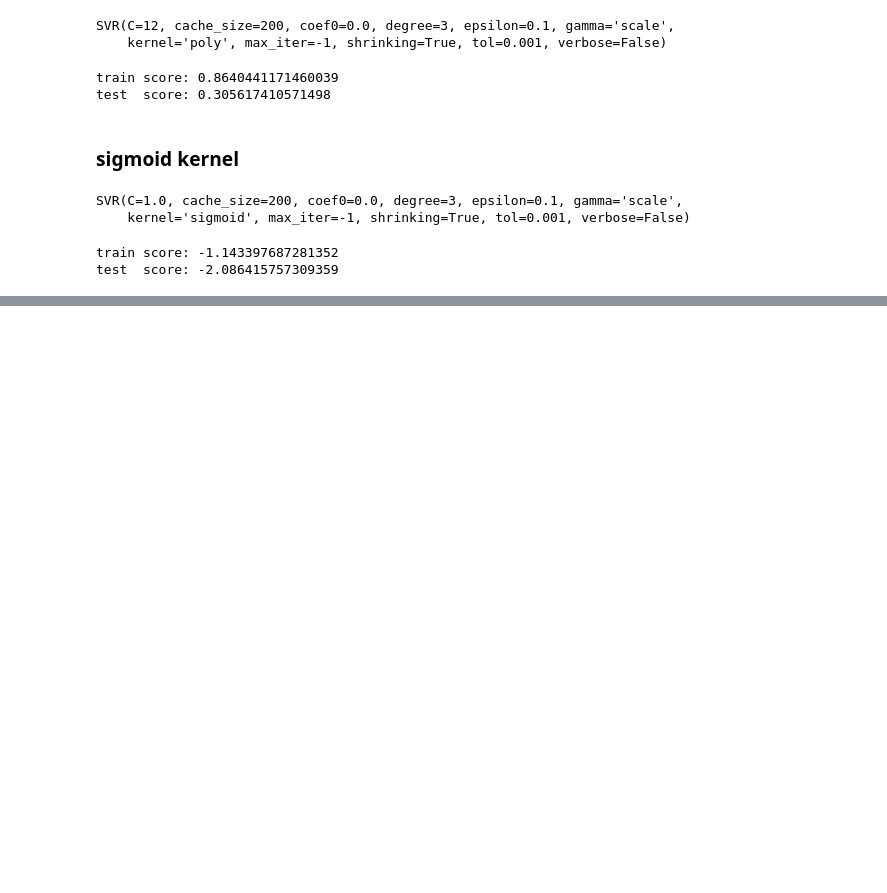
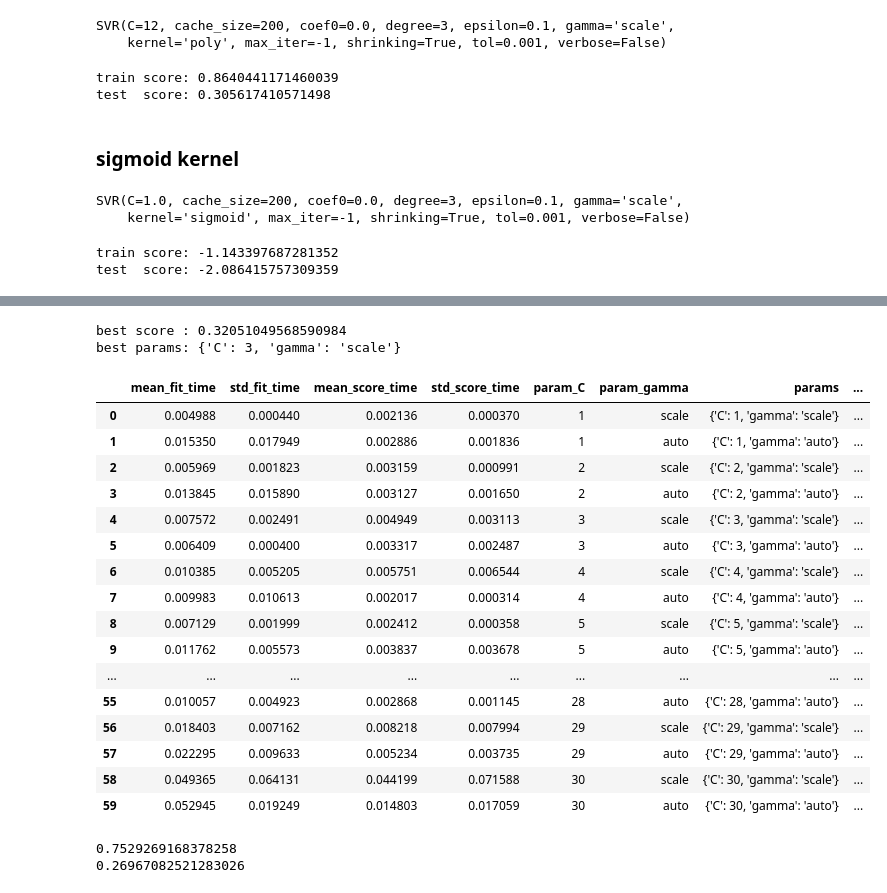
Before and after one commit to kkrlee/hydropower, a Jupyter notebook: yaniv/co2_emissions_SVM.ipynb, the cells around one changed output, grey strips where cells are left out. Saved outputs shown, nothing was run; the diff lists cells and outputs as text; code cells hidden in the pictures; blank space fills up the shorter version.

```diff
--- a/yaniv/co2_emissions_SVM.ipynb
+++ b/yaniv/co2_emissions_SVM.ipynb
@@ -149,6 +149,6 @@ pd.DataFrame(columns=x_train.columns, data=regr2.coef_).T.sort_values(by=0)
 y_train_scaled = scaler.fit_transform(np.array(y_train).reshape(-1,1))
 y_test_scaled = scaler.fit_transform(np.array(y_test).reshape(-1,1))
 # %%
-regr_rbf_scaled = svm.SVR(kernel='rbf', C=20)
+regr_rbf_scaled = svm.SVR(kernel='rbf', C=10)
 regr_rbf_scaled.fit(x_train, y_train_scaled)
 # %% [output]
@@ -212,0 +220,10 @@ test  score: -2.086415757309359
+# %%
+from sklearn.model_selection import GridSearchCV
+
+grid_values = {
+    "C" : range(1,31),
+    "gamma" : ['scale', 'auto']
+}
+
+grid_search_rbf_svm = GridSearchCV(regr_rbf_scaled, grid_values, scoring='r2', cv=None , n_jobs=-1)
+%time grid_search_rbf_svm.fit(x_train, y_train_scaled)
@@ -212,0 +242,35 @@ test  score: -2.086415757309359
+# %%
+print('best score :', grid_search_rbf_svm.best_score_)
+print('best params:', grid_search_rbf_svm.best_params_)
+# %% [output]
+best score : 0.32051049568590984
+best params: {'C': 3, 'gamma': 'scale'}
+# %%
+pd.DataFrame(grid_search_rbf_svm.cv_results_)
+# %% [output]
+|  | mean_fit_time | std_fit_time | mean_score_time | std_score_time | param_C | param_gamma | params | ... |
+| 0 | 0.004988 | 0.000440 | 0.002136 | 0.000370 | 1 | scale | {'C': 1, 'gamma': 'scale'} | ... |
+| 1 | 0.015350 | 0.017949 | 0.002886 | 0.001836 | 1 | auto | {'C': 1, 'gamma': 'auto'} | ... |
+| 2 | 0.005969 | 0.001823 | 0.003159 | 0.000991 | 2 | scale | {'C': 2, 'gamma': 'scale'} | ... |
+| 3 | 0.013845 | 0.015890 | 0.003127 | 0.001650 | 2 | auto | {'C': 2, 'gamma': 'auto'} | ... |
+| 4 | 0.007572 | 0.002491 | 0.004949 | 0.003113 | 3 | scale | {'C': 3, 'gamma': 'scale'} | ... |
+| 5 | 0.006409 | 0.000400 | 0.003317 | 0.002487 | 3 | auto | {'C': 3, 'gamma': 'auto'} | ... |
+| 6 | 0.010385 | 0.005205 | 0.005751 | 0.006544 | 4 | scale | {'C': 4, 'gamma': 'scale'} | ... |
+| 7 | 0.009983 | 0.010613 | 0.002017 | 0.000314 | 4 | auto | {'C': 4, 'gamma': 'auto'} | ... |
+| 8 | 0.007129 | 0.001999 | 0.002412 | 0.000358 | 5 | scale | {'C': 5, 'gamma': 'scale'} | ... |
+| 9 | 0.011762 | 0.005573 | 0.003837 | 0.003678 | 5 | auto | {'C': 5, 'gamma': 'auto'} | ... |
+| ... | ... | ... | ... | ... | ... | ... | ... | ... |
+| 55 | 0.010057 | 0.004923 | 0.002868 | 0.001145 | 28 | auto | {'C': 28, 'gamma': 'auto'} | ... |
+| 56 | 0.018403 | 0.007162 | 0.008218 | 0.007994 | 29 | scale | {'C': 29, 'gamma': 'scale'} | ... |
+| 57 | 0.022295 | 0.009633 | 0.005234 | 0.003735 | 29 | auto | {'C': 29, 'gamma': 'auto'} | ... |
+| 58 | 0.049365 | 0.064131 | 0.044199 | 0.071588 | 30 | scale | {'C': 30, 'gamma': 'scale'} | ... |
+| 59 | 0.052945 | 0.019249 | 0.014803 | 0.017059 | 30 | auto | {'C': 30, 'gamma': 'auto'} | ... |
+# %%
+regr_rbf_scaled_best_params = svm.SVR(kernel='rbf', C=3, gamma='scale')
+regr_rbf_scaled_best_params.fit(x_train, y_train_scaled)
+
+print(regr_rbf_scaled_best_params.score(x_train, y_train_scaled))
+print(regr_rbf_scaled_best_params.score(x_test, y_test_scaled))
+# %% [output]
+0.7529269168378258
+0.26967082521283026
```
Also changed, not shown: parts of 7 cells of this notebook, 2 other files.
